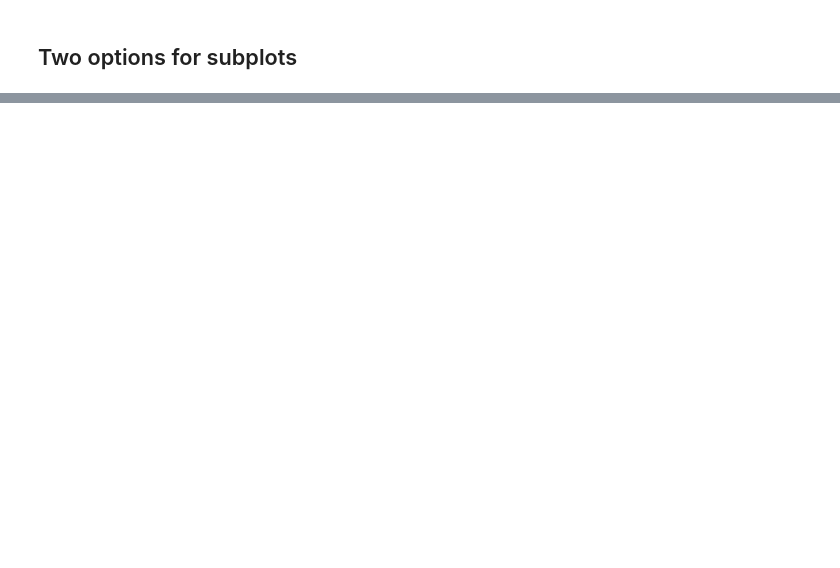
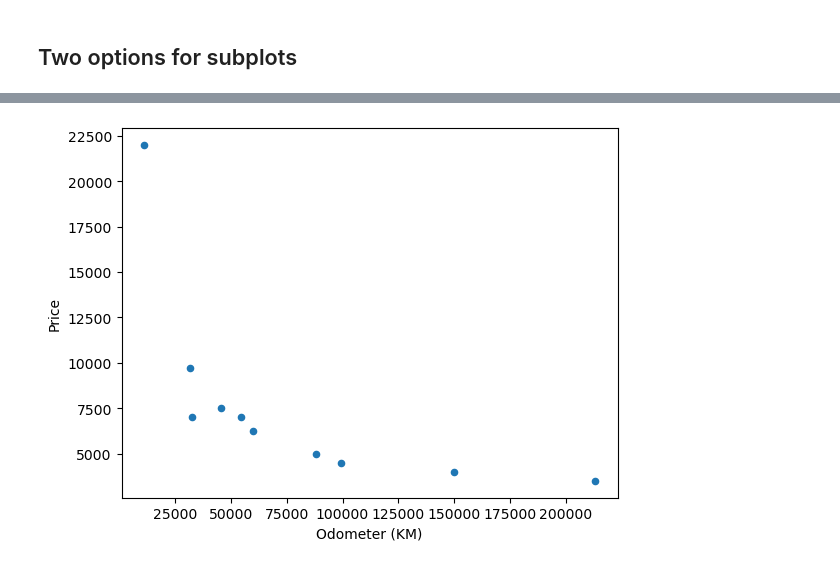
Before and after one commit to Manishankar04/ml_2023, a Jupyter notebook: 3.matplotlib/matplotlib_intro.ipynb, the cells around one changed output, grey strips where cells are left out. Cells and saved outputs as stored; diff of their text form; code cells hidden in the pictures; blank space fills up the shorter version.

```diff
--- a/3.matplotlib/matplotlib_intro.ipynb
+++ b/3.matplotlib/matplotlib_intro.ipynb
@@ -155,0 +281,6 @@ ax[1,1].hist(np.random.randn(1000));
+# %%
+#Reassign price to int and plot it to scatter
+car_sales["Price"] = car_sales["Price"].astype(int)
+car_sales.plot(x="Odometer (KM)", y="Price", kind="scatter");
+# %% [output]
+[figure, added]
```
Also changed, not shown: parts of 46 cells of this notebook, 6 other files.
